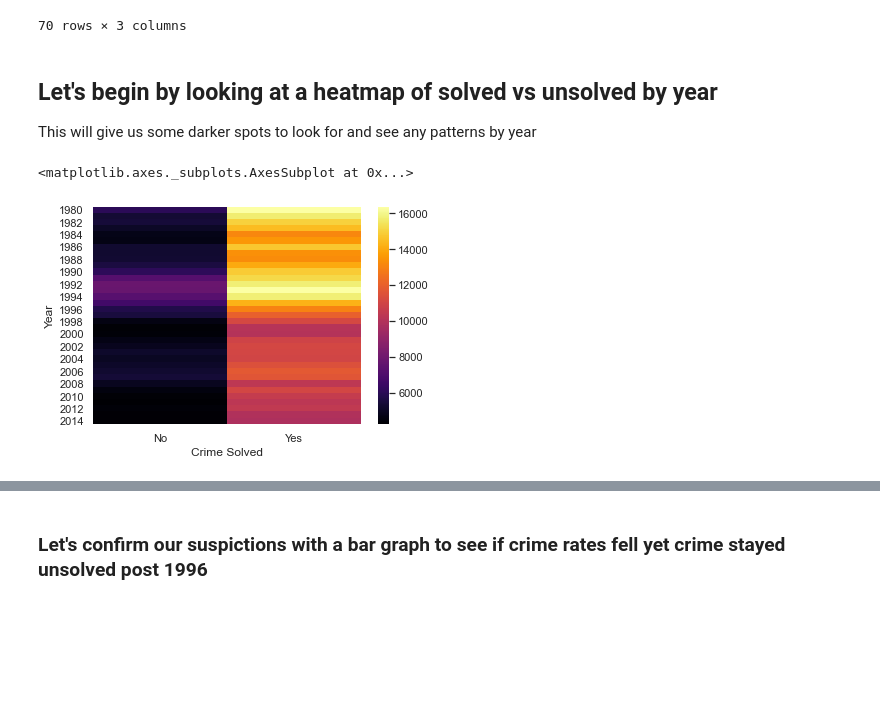
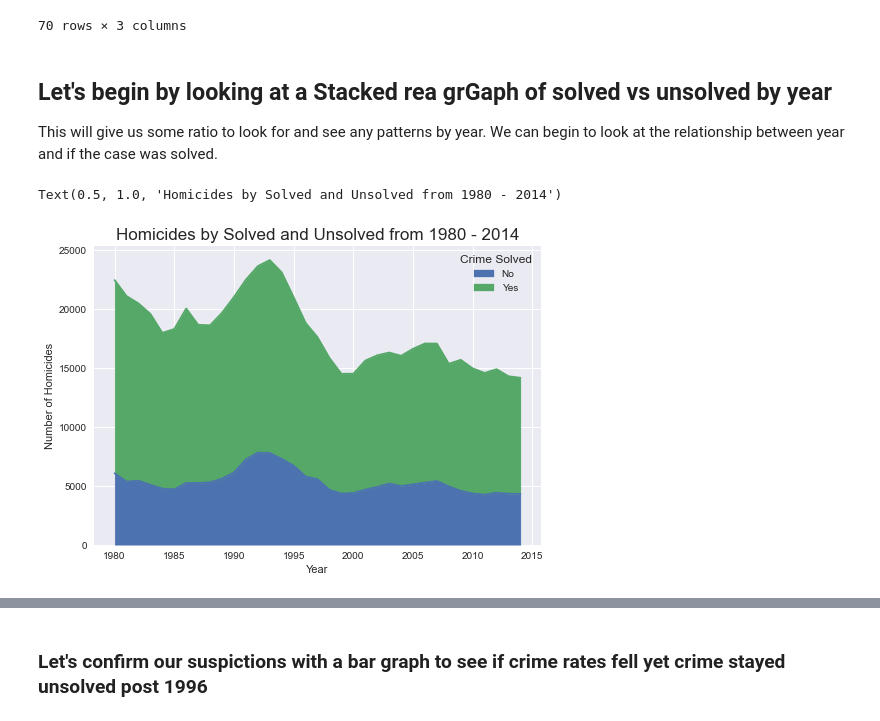
Before and after one commit to ubco-W2020WT1-data301/course-project-group_6005, a Jupyter notebook: analysis/submitted/Milestone 2.ipynb, the cells around one changed output, grey strips where cells are left out. Saved outputs shown, nothing was run; the diff lists cells and outputs as text; code cells hidden in the pictures; blank space fills up the shorter version.

```diff
--- a/analysis/submitted/Milestone 2.ipynb
+++ b/analysis/submitted/Milestone 2.ipynb
@@ -177,14 +177,17 @@ dfYear
 | 69 | 2014 | Yes | 9843 |
 70 rows × 3 columns
 # %% [markdown]
-## Let's begin by looking at a heatmap of solved vs unsolved by year
-This will give us some darker spots to look for and see any patterns by year
+## Let's begin by looking at a Stacked rea grGaph of solved vs unsolved by year
+This will give us some ratio to look for and see any patterns by year. We can begin to look at the relationship between year and if the case was solved.
-# %%
-dfYear2 = dfYear.pivot_table(index='Year', columns='Crime Solved', values='Count')
-sns.heatmap(dfYear2, cmap='inferno', linecolor='white')
-# %% [output]
-<matplotlib.axes._subplots.AxesSubplot at 0x...>
-[figure, removed]
+# %%
+dfYear2 = dfYear.pivot_table(index='Year', columns='Crime Solved', values='Count')
+plt.style.use('seaborn')
+dfYear2.plot.area()
+plt.ylabel('Number of Homicides')
+plt.title('Homicides by Solved and Unsolved from 1980 - 2014',fontsize=17)
+# %% [output]
+Text(0.5, 1.0, 'Homicides by Solved and Unsolved from 1980 - 2014')
+[figure, added]
 # %% [markdown]
 ##### Observations:
 It seems as if a great percentage of crimes are solved more than not but we can spot out some observations from this heat map such as:
```
Also changed, not shown: parts of 13 cells of this notebook, 1 other file.
